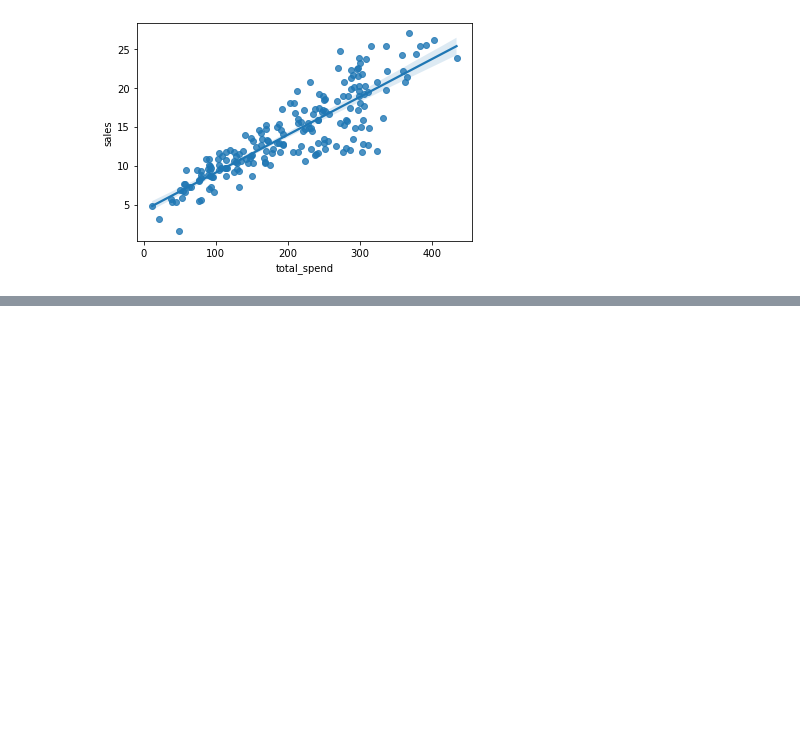
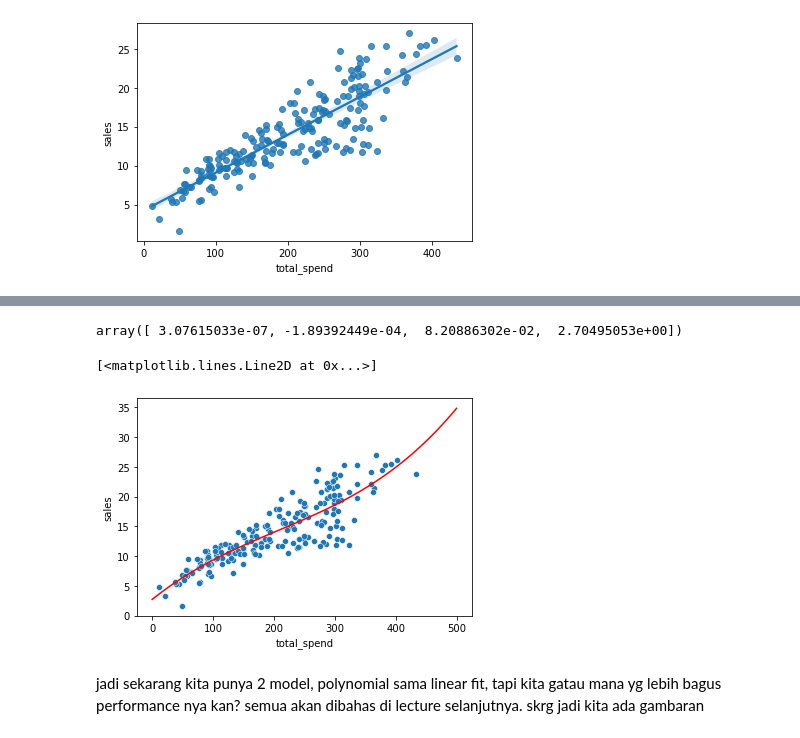
Before and after one commit to calvinlinardy/My-Python-Learning, a Jupyter notebook: Study Stuffs/Udemy Study/Machine Learning/06-Linear Regression/00-Simple-Linear-Regression.ipynb, the cells around one changed output, grey strips where cells are left out. Saved outputs shown, nothing was run; the diff lists cells and outputs as text; code cells hidden in the pictures; blank space fills up the shorter version.

Commit message:
simple linear reg done

```diff
--- a/Study Stuffs/Udemy Study/Machine Learning/06-Linear Regression/00-Simple-Linear-Regression.ipynb
+++ b/Study Stuffs/Udemy Study/Machine Learning/06-Linear Regression/00-Simple-Linear-Regression.ipynb
@@ -47,0 +134,4 @@ sns.regplot(data=df,x='total_spend',y='sales')
+# %%
+np.polyfit(X,y,3)
+# %% [output]
+array([ 3.07615033e-07, -1.89392449e-04,  8.20886302e-02,  2.70495053e+00])
@@ -47,0 +140,12 @@ sns.regplot(data=df,x='total_spend',y='sales')
+# %%
+pot_spend = np.linspace(0,500,100)
+# %%
+pred_sales = 3.07615033e-07*pot_spend**3 + -1.89392449e-04*pot_spend**2 + 8.20886302e-02*pot_spend**1 + 2.70495053e+00
+# %%
+sns.scatterplot(x='total_spend',y='sales',data=df)
+plt.plot(pot_spend,pred_sales,color='red')
+# %% [output]
+[<matplotlib.lines.Line2D at 0x...>]
+[figure, added]
+# %% [markdown]
+jadi sekarang kita punya 2 model, polynomial sama linear fit, tapi kita gatau mana yg lebih bagus performance nya kan? semua akan dibahas di lecture selanjutnya. skrg jadi kita ada gambaran
```
Also changed, not shown: parts of 19 cells of this notebook, 6 other files.
